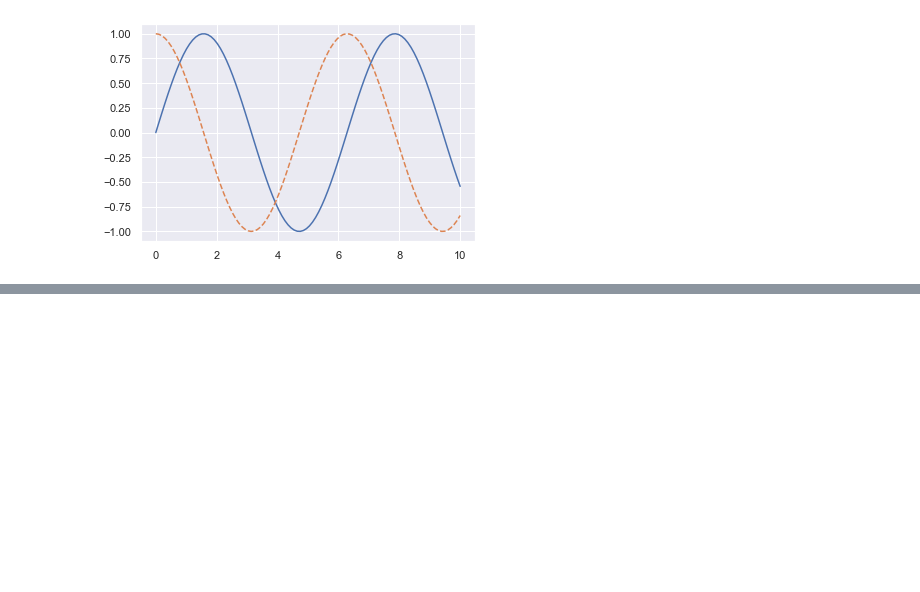
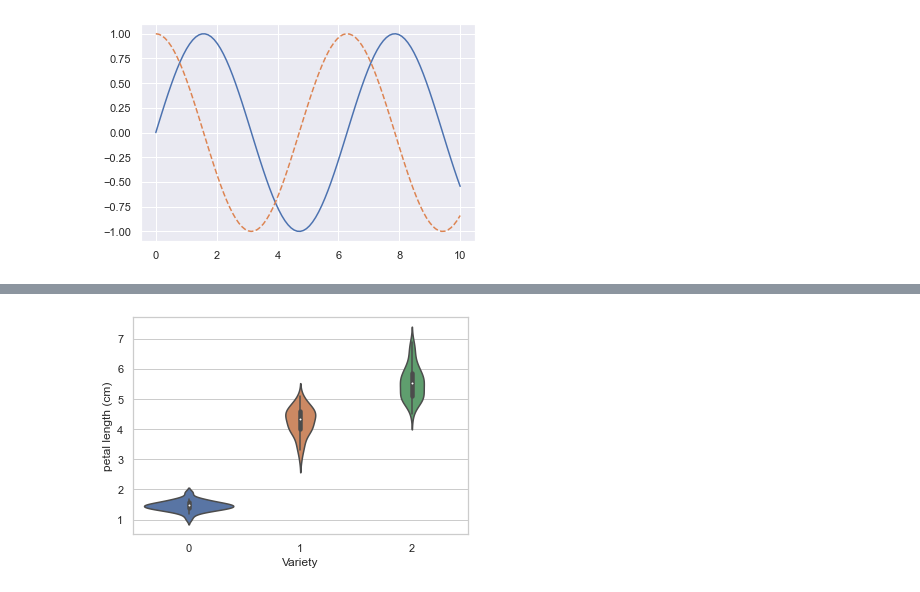
Before and after one commit to iCyb3rC4t/Data_Mining_Labs, a Jupyter notebook: Lab05.ipynb, the cells around one changed output, grey strips where cells are left out. Cells and saved outputs as stored; diff of their text form; code cells hidden in the pictures; blank space fills up the shorter version.

```diff
--- a/Lab05.ipynb
+++ b/Lab05.ipynb
@@ -111,0 +109,6 @@ for ojha, feature in enumerate(list(df_with_delimiter.columns)[:-1]):
+# %%
+import seaborn as sns
+sns.violinplot(x='Variety',y='petal length (cm)', data=df_with_delimiter)
+plt.show()
+# %% [output]
+[figure, added]
```
Also changed, not shown: parts of 13 cells of this notebook.
